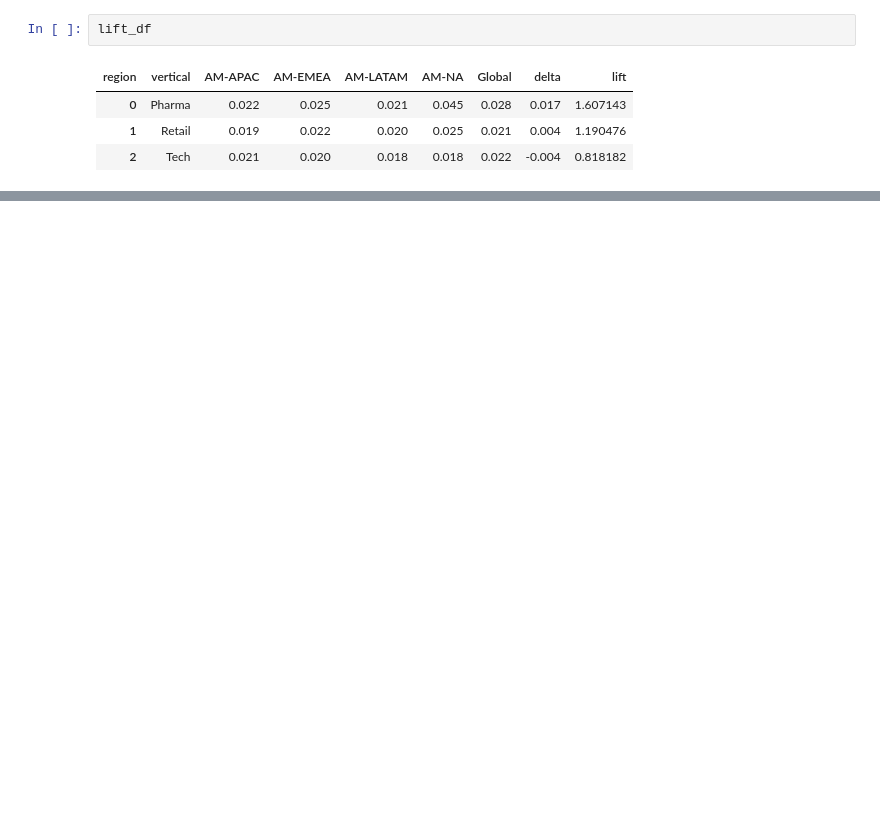
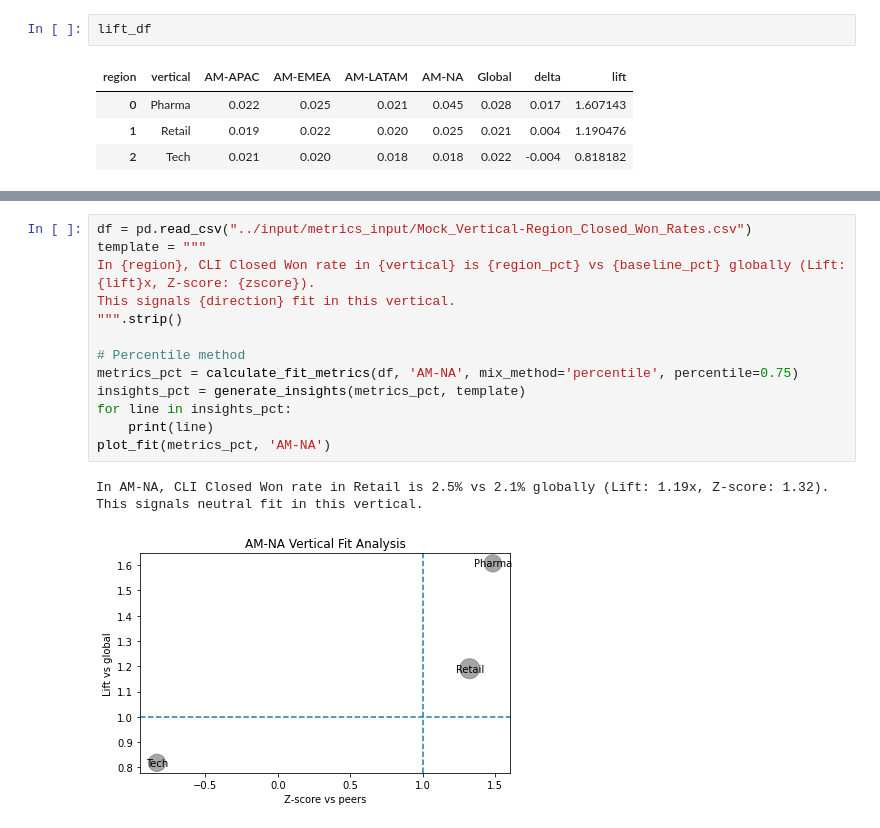
Before and after one commit to louisazhou/test_project, a Jupyter notebook: src/show_top_n_current_metric.ipynb, the cells around one changed output, grey strips where cells are left out. Cells and saved outputs as stored; diff of their text form; blank space fills up the shorter version.

Commit message:
add template texts

```diff
--- a/src/show_top_n_current_metric.ipynb
+++ b/src/show_top_n_current_metric.ipynb
@@ -257,0 +479,17 @@ fit_df = product_fit_report(df)
+# %%
+df = pd.read_csv("../input/metrics_input/Mock_Vertical-Region_Closed_Won_Rates.csv")
+template = """
+In {region}, CLI Closed Won rate in {vertical} is {region_pct} vs {baseline_pct} globally (Lift: {lift}x, Z-score: {zscore}).
+This signals {direction} fit in this vertical.
+""".strip()
+
+# Percentile method
+metrics_pct = calculate_fit_metrics(df, 'AM-NA', mix_method='percentile', percentile=0.75)
+insights_pct = generate_insights(metrics_pct, template)
+for line in insights_pct:
+    print(line)
+plot_fit(metrics_pct, 'AM-NA')
+# %% [output]
+In AM-NA, CLI Closed Won rate in Retail is 2.5% vs 2.1% globally (Lift: 1.19x, Z-score: 1.32).
+This signals neutral fit in this vertical.
+[figure, added]
```
Also changed, not shown: parts of 26 cells of this notebook.
